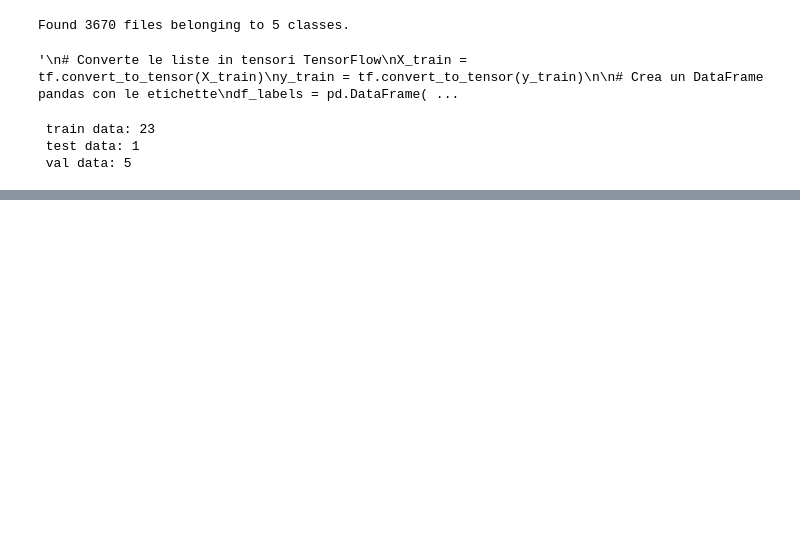
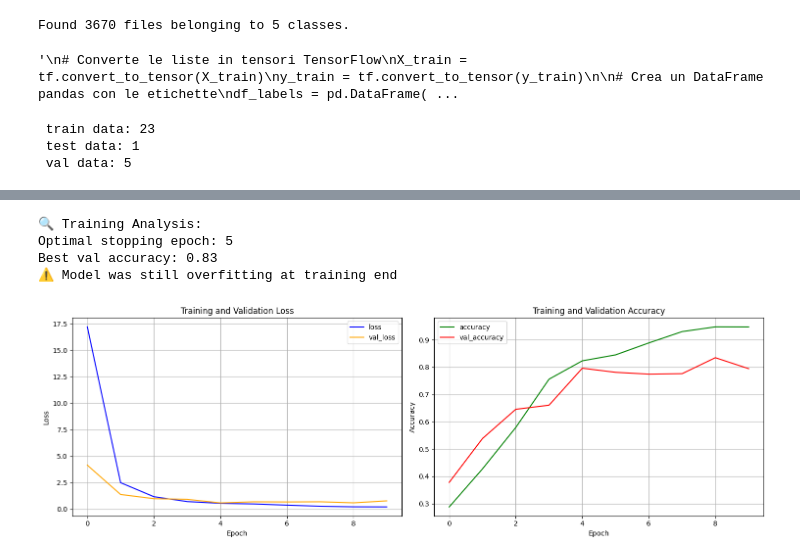
Before and after one commit to ranuncolo95/ml-flower-recognition, a Jupyter notebook: main.ipynb, the cells around one changed output, grey strips where cells are left out. Saved outputs shown, nothing was run; the diff lists cells and outputs as text; code cells hidden in the pictures; blank space fills up the shorter version.

Commit message:
modello tfds

```diff
--- a/main.ipynb
+++ b/main.ipynb
@@ -228,8 +282,54 @@ model.save("model_flower_256x256.keras")
+# %%
+
+def analyze_training(history):
+    hist = pd.DataFrame(history.history)
+    best_epoch = hist['val_loss'].idxmin() + 1
+
+    print("\n🔍 Training Analysis:")
+    print(f"Optimal stopping epoch: {best_epoch}")
+    print(f"Best val accuracy: {hist['val_accuracy'].max():.2f}")
+
+    if hist['val_loss'].iloc[-1] > hist['val_loss'].iloc[-2]:
+        print("⚠️ Model was still overfitting at training end")
+
+    if hist['val_accuracy'].iloc[-1] < 0.7:
+        print("⚠️ Potential underfitting - consider model capacity")
+
+# After model.fit()
+analyze_training(history)
+# %% [output]
+🔍 Training Analysis:
+Optimal stopping epoch: 5
+Best val accuracy: 0.83
+⚠️ Model was still overfitting at training end
 # %%
-# valuto il modello
+# Convert history to DataFrame
+history_df = pd.DataFrame(history.history)
 
-pd.DataFrame(training.history)[["accuracy", "val_accuracy"]].plot()
-plt.title("accuracy e val accuracy per epoch")
-plt.xlabel("epoch")
-plt.ylabel("accuracy")
+# Create figure with subplots
+fig, (ax1, ax2) = plt.subplots(1, 2, figsize=(15, 5))
+
+# Plot Loss on first subplot
+history_df[["loss", "val_loss"]].plot(
+    ax=ax1,
+    color=['blue', 'orange']
+)
+ax1.set_title('Training and Validation Loss')
+ax1.set_xlabel('Epoch')
+ax1.set_ylabel('Loss')
+ax1.grid(True)
+
+# Plot Accuracy on second subplot
+history_df[["accuracy", "val_accuracy"]].plot(
+    ax=ax2,
+    color=['green', 'red']
+)
+ax2.set_title('Training and Validation Accuracy')
+ax2.set_xlabel('Epoch')
+ax2.set_ylabel('Accuracy')
+ax2.grid(True)
+
+plt.tight_layout()
 plt.show()
+# %% [output]
+[figure, added]
```
Also changed, not shown: parts of 7 cells of this notebook, 6 other files.
